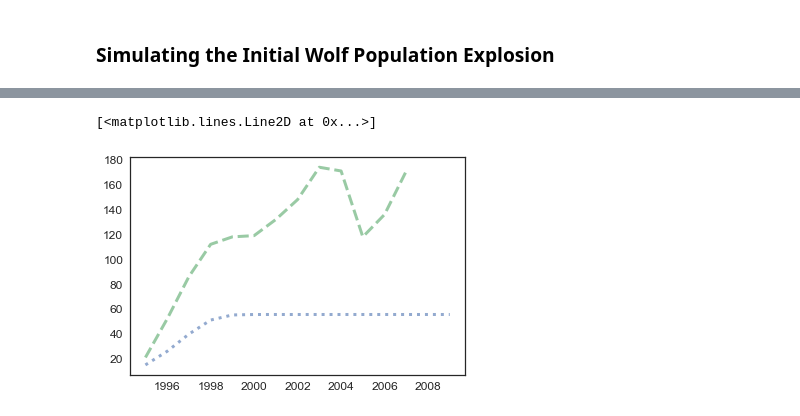
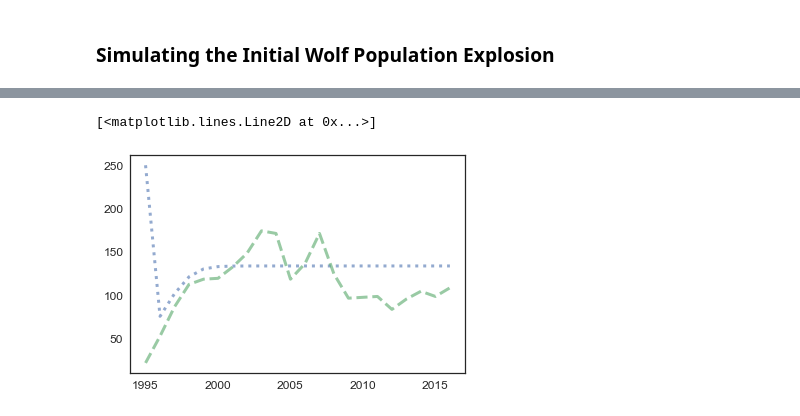
Before and after one commit to fung18870/ModSimPy, a Jupyter notebook: code/Project_1.ipynb, the cells around one changed output, grey strips where cells are left out. Cells and saved outputs as stored; diff of their text form; code cells hidden in the pictures.

```diff
--- a/code/Project_1.ipynb
+++ b/code/Project_1.ipynb
@@ -99,13 +125,13 @@ def update_func_quad(pop, t, system):
 # %%
 system = System(t_0=t_0,
                 t_end=t_end,
-                p_0=p_0,
-                alpha=1,
-                beta=-0.018)
+                p_0=250,
+                alpha=0.8,
+                beta=-0.006)
 
 results = run_simulation(system, update_func_quad)
 plot(results, ':', label='Simulated Population')
 plot(wolves, '--', label='True Population')
 # %% [output]
 [<matplotlib.lines.Line2D at 0x...>]
-[figure, old version]
+[figure, new version]
```
Also changed, not shown: parts of 3 cells of this notebook, 5 other files.
